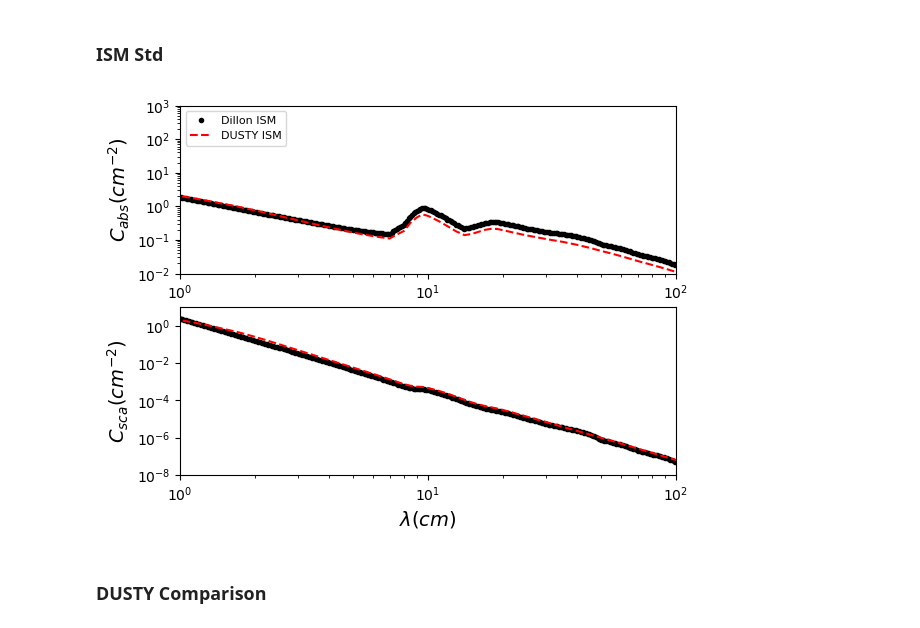
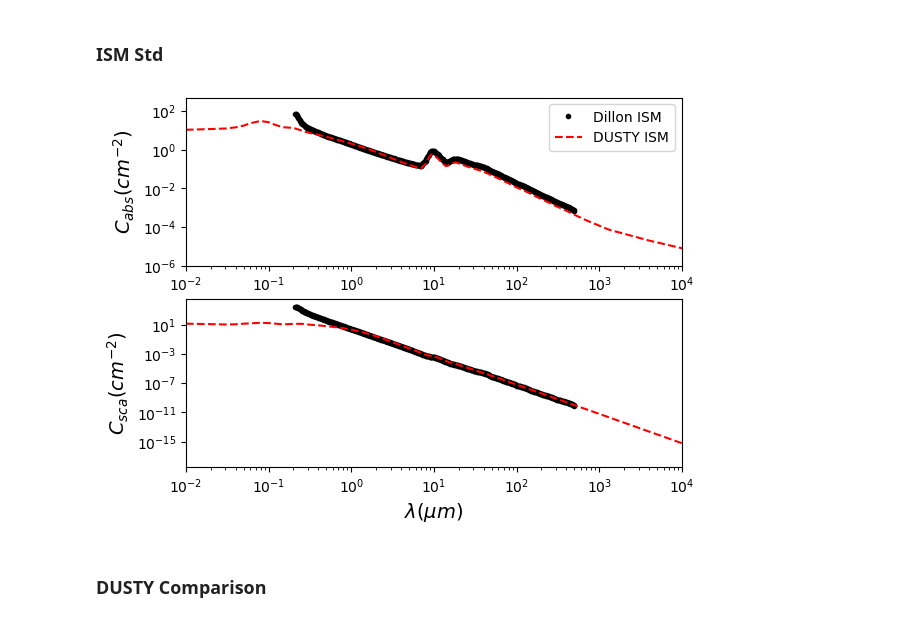
Before and after one commit to astroseandillon/Sean-Dusty, a Jupyter notebook: plot factory.ipynb, the cells around one changed output. Cells and saved outputs as stored; diff of their text form; code cells hidden in the pictures.

```diff
--- a/plot factory.ipynb
+++ b/plot factory.ipynb
@@ -240,39 +240,39 @@ plt.savefig(fd+"beta-SiC.png")
 # %%
 title='Interstellar Medium'
 
 x1, y1, z1 = np.loadtxt('ISM_std_spheres.dat', unpack=True, skiprows=3)
 x2, y2, z2 = np.loadtxt('ism-stnd.dat', unpack=True, skiprows=3)
 
 y1*=5e4
 z1*=8e6
 fig, ax = plt.subplots(2,1)
 
 ax[0].set(xscale='log', yscale='log')
 ax[1].set(xscale='log', yscale='log')
-ax[0].set_xlim(1,1e2)
-ax[1].set_xlim(1,1e2)
-ax[0].set_ylim(1e-2, 1e3)
-ax[1].set_ylim(1e-8, 1e1)
+ax[0].set_xlim(1e-2,1e4)
+ax[1].set_xlim(1e-2,1e4)
+ax[0].set_ylim(1e-6, 5e2)
+# ax[1].set_ylim(1e-8, 1e1)
 
 # ax[0].set_title(title, fontsize=16)
 ax[1].set_xlabel(r'$\lambda (cm)$', fontsize=14)
 ax[0].set_ylabel(r'$C_{abs} (cm^{-2})$', fontsize=14)
 ax[1].set_ylabel(r'$C_{sca} (cm^{-2})$', fontsize=14)
 #Cabs plots
 ax[0].plot(x1, y1, 'ko', label='Dillon ISM', markersize=3)
 ax[0].plot(x2, y2, 'r--', label='DUSTY ISM', markersize=3)
 
 #Csca plots
 ax[1].plot(x1, z1, 'ko', label='Dillon ISM', markersize=3)
 ax[1].plot(x2, z2, 'r--', label='DUSTY ISM', markersize=3)
 
-ax[1].set_xlabel(r'$\lambda (cm)$', fontsize=14)
+ax[1].set_xlabel(r'$\lambda (\mu m)$', fontsize=14)
 ax[0].set_ylabel(r'$C_{abs} (cm^{-2})$', fontsize=14)
 ax[1].set_ylabel(r'$C_{sca} (cm^{-2})$', fontsize=14)
 
-ax[0].legend(loc='upper left', fontsize=8)
+ax[0].legend(loc='upper right', fontsize=10)
 plt.savefig(fd+"{}.png".format(title))
 # %% [output]
-[figure, old version]
+[figure, new version]
 # %% [markdown]
 ### DUSTY Comparison
```
Also changed, not shown: parts of 1 cell of this notebook, 8 other files.
